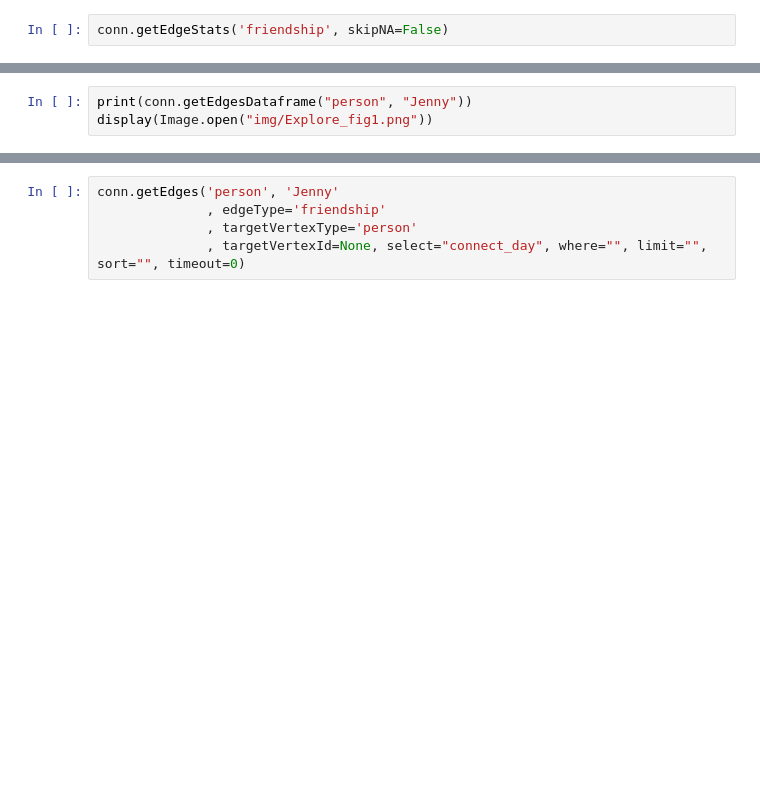
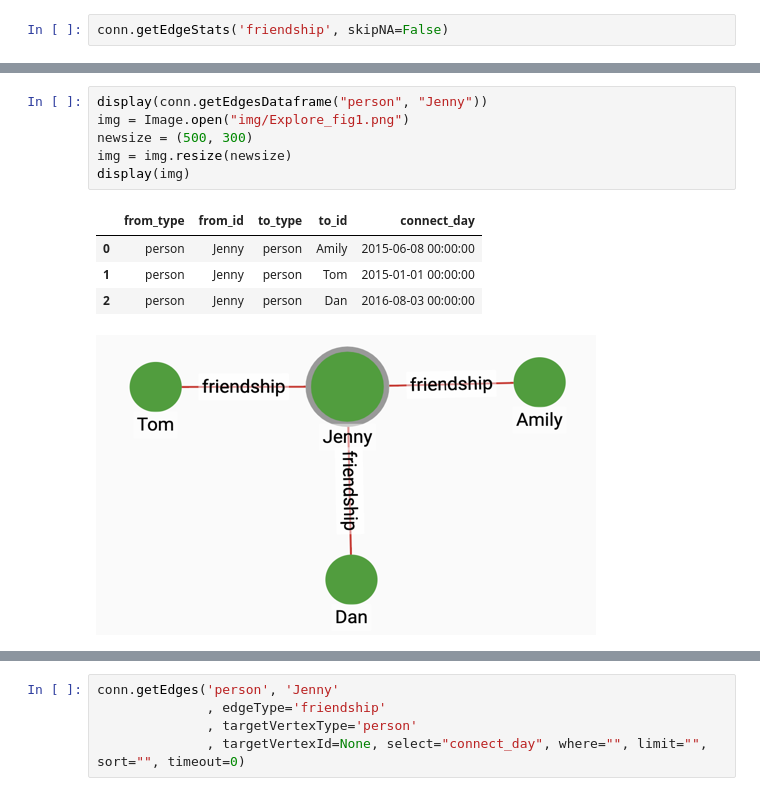
Before and after one commit to ainfanzon/TG-jupyter-101, a Jupyter notebook: tg_jupyter_101.ipynb, the cells around one changed output, grey strips where cells are left out. Cells and saved outputs as stored; diff of their text form; blank space fills up the shorter version.

```diff
--- a/tg_jupyter_101.ipynb
+++ b/tg_jupyter_101.ipynb
@@ -168,6 +201,15 @@ conn.getEdgeStats('friendship', skipNA=False)
 </span>
 </div>
 # %%
-print(conn.getEdgesDataframe("person", "Jenny"))
-display(Image.open("img/Explore_fig1.png"))
+display(conn.getEdgesDataframe("person", "Jenny"))
+img = Image.open("img/Explore_fig1.png")
+newsize = (500, 300)
+img = img.resize(newsize)
+display(img)
+# %% [output]
+|  | from_type | from_id | to_type | to_id | connect_day |
+| 0 | person | Jenny | person | Amily | 2015-06-08 00:00:00 |
+| 1 | person | Jenny | person | Tom | 2015-01-01 00:00:00 |
+| 2 | person | Jenny | person | Dan | 2016-08-03 00:00:00 |
+[figure, added]
 # %%
```
Also changed, not shown: parts of 37 cells of this notebook, 2 other files.
